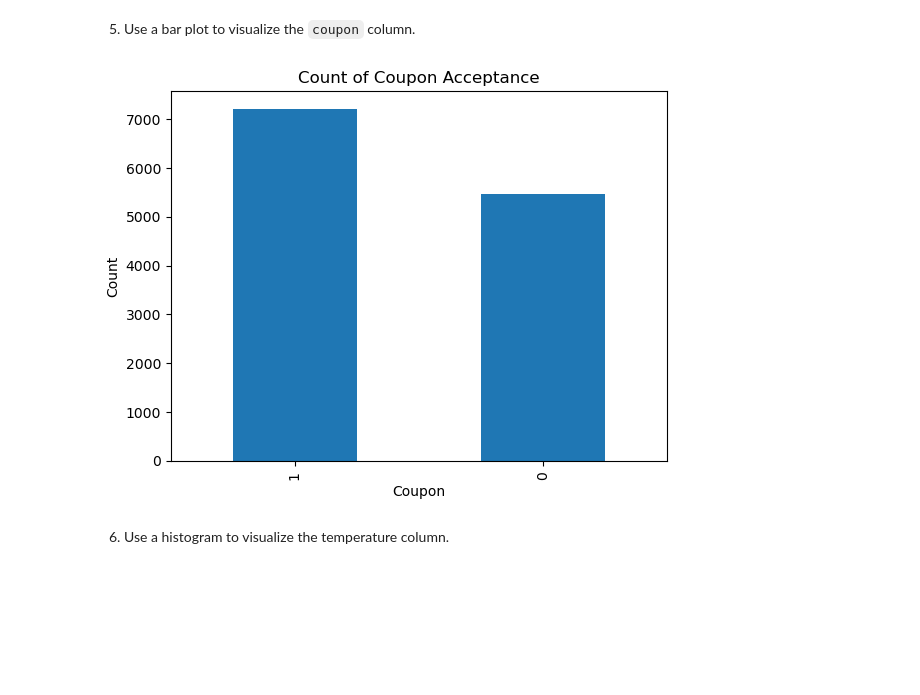
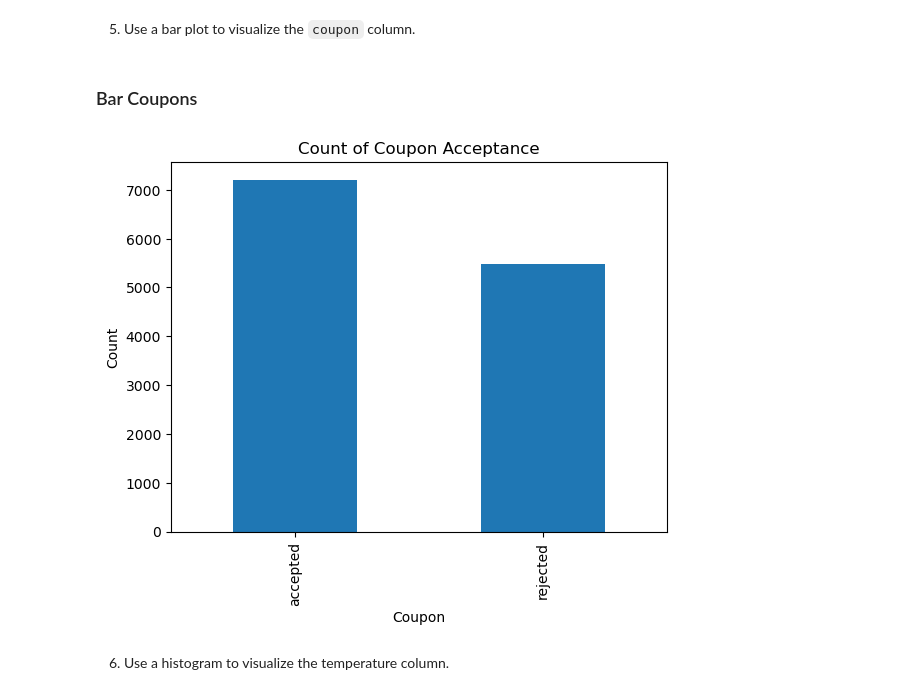
Before and after one commit to sol-njorombe/emeritus-ml-coupons, a Jupyter notebook: prompt.ipynb, the cells around one changed output. Saved outputs shown, nothing was run; the diff lists cells and outputs as text; code cells hidden in the pictures; blank space fills up the shorter version.

```diff
--- a/prompt.ipynb
+++ b/prompt.ipynb
@@ -188,0 +176,7 @@ Name: count, dtype: int64
+# %%
+data['income_replaced'] = data['income'].str.replace('$', '')
+data['income_replaced'] = data['income_replaced'].str.replace('Less than ', '0-')
+data['income_replaced'] = data['income_replaced'].str.replace('or More', '-inf')
+data[['income_lower', 'income_higher']] = data['income_replaced'].str.split('-', expand = True)
+data['income_lower'] = pd.to_numeric(data['income_lower'], downcast='float')
+data['income_higher'] = pd.to_numeric(data['income_higher'], downcast='float')
@@ -189,3 +185,24 @@ Name: count, dtype: int64
+# %%
+def split_counts(count_str):
+  match count_str:
+    case 'never':
+      return 0, 0
+    case 'less1':
+      return 0, 0
+    case '1~3':
+      return 1, 3
+    case '4~8':
+      return 4, 8
+    case 'gt8':
+      return 8, math.inf
+    case _:
+      return None, None
+
+data[['Bar_lower', 'Bar_higher']] = data['Bar'].apply(lambda x: split_counts(x)).tolist()
+data[['CoffeeHouse_lower', 'CoffeeHouse_higher']] = data['CoffeeHouse'].apply(lambda x: split_counts(x)).tolist()
+data[['CarryAway_lower', 'CarryAway_higher']] = data['CarryAway'].apply(lambda x: split_counts(x)).tolist()
+data[['RestaurantLessThan20_lower', 'RestaurantLessThan20_higher']] = data['RestaurantLessThan20'].apply(lambda x: split_counts(x)).tolist()
+data[['Restaurant20To50_lower', 'Restaurant20To50_higher']] = data['Restaurant20To50'].apply(lambda x: split_counts(x)).tolist()
 # %% [markdown]
 **Handling nulls**
 - The following are the fields with null values.
@@ -225,0 +238,5 @@ Name: count, dtype: int64
+# %%
+data['age'] = data['age'].replace('below21' ,'20')
+data['age'] = data['age'].replace('50plus' ,'50')
+data['age'] = pd.to_numeric(data['age'])
+data['age'].value_counts()
@@ -226,3 +258,5 @@ Name: count, dtype: int64
+# %%
+data['coupon_accepted'] = data['Y'].apply(lambda x: 'accepted' if x == 1 else 'rejected')
 # %% [markdown]
 4. What proportion of the total observations chose to accept the coupon?
 # %%
@@ -231,14 +265,16 @@ data['Y'].value_counts(normalize = True)[1]
 0.5684326710816777
 # %% [markdown]
 5. Use a bar plot to visualize the `coupon` column.
+# %% [markdown]
+### Bar Coupons
 # %%
-data['Y'].value_counts().plot(kind = "bar")
+data['coupon_accepted'].value_counts().plot(kind = "bar")
 plt.xlabel('Coupon')
 plt.ylabel('Count')
 plt.title('Count of Coupon Acceptance')
 
 plt.show()
 # %% [output]
-[figure, old version]
+[figure, new version]
 # %% [markdown]
 6. Use a histogram to visualize the temperature column.
```
Also changed, not shown: parts of 112 cells of this notebook, 1 other file.
